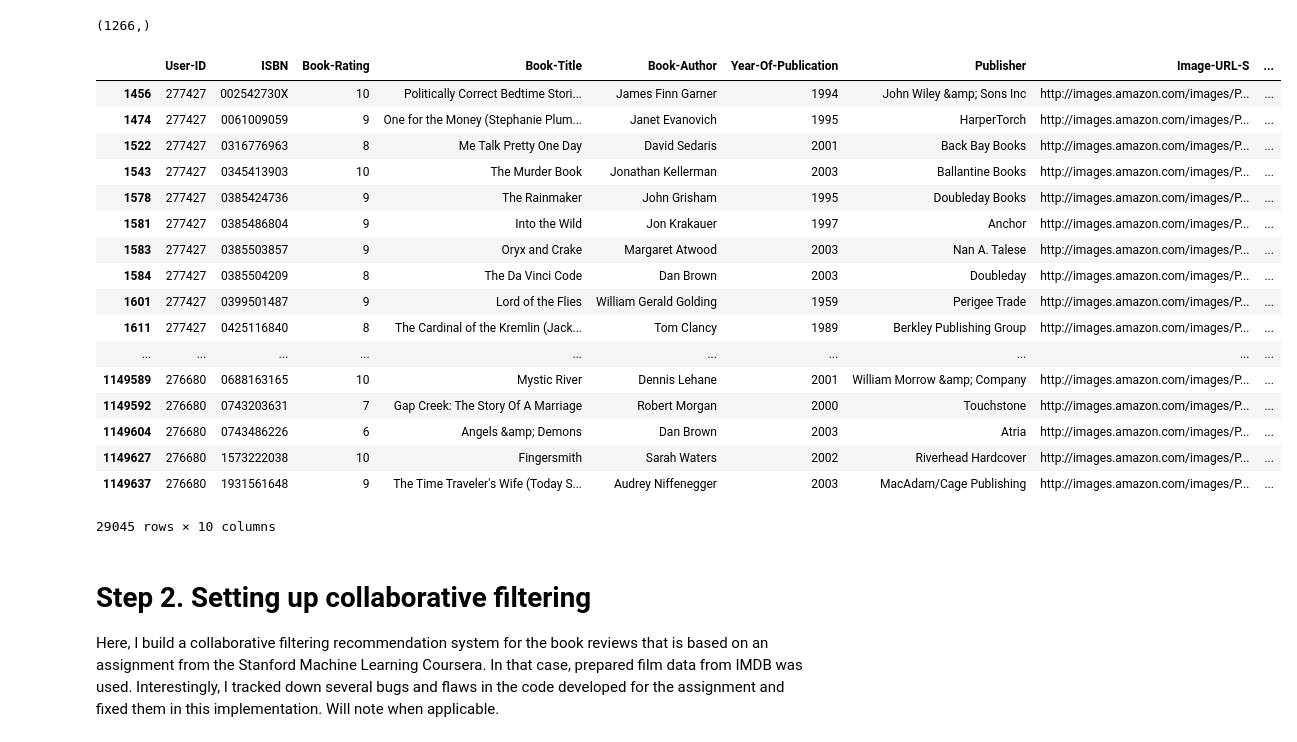
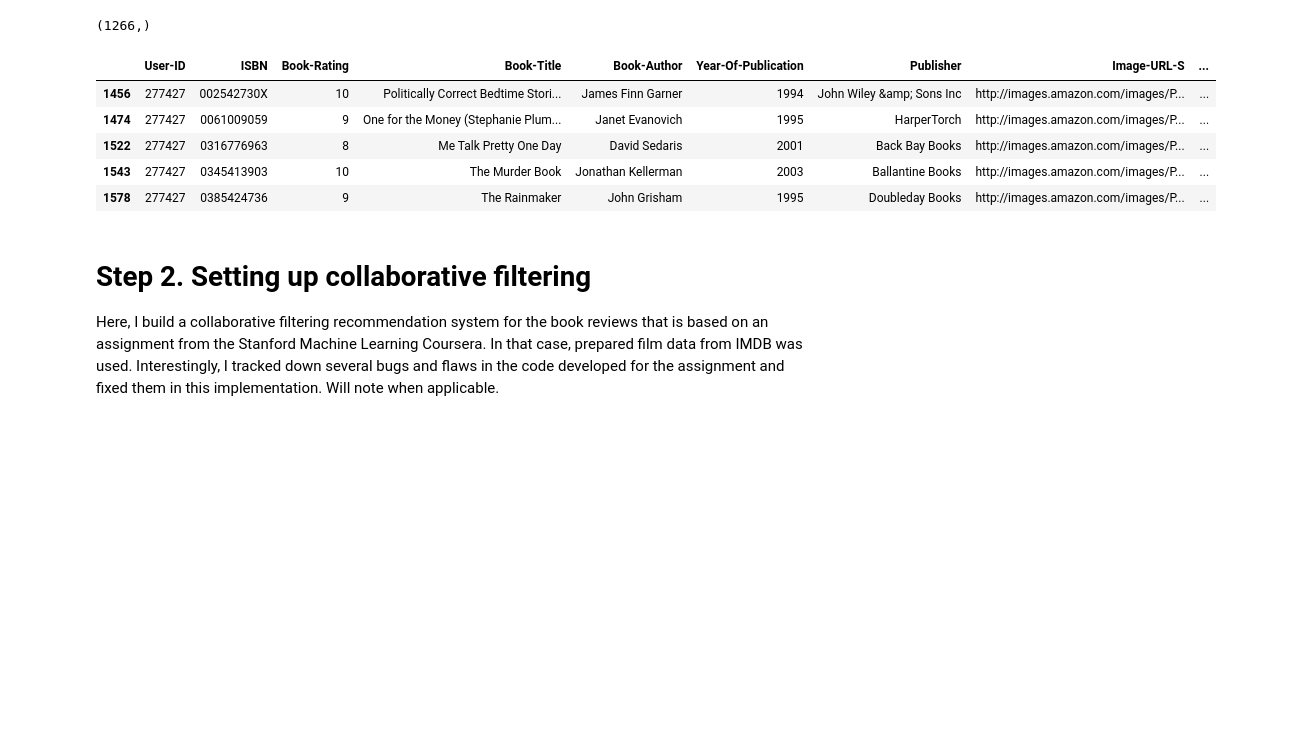
Before and after one commit to mooratov/BookRecommenderSystem, a Jupyter notebook: Muratov Book Recommender.ipynb, the cells around one changed output. Saved outputs shown, nothing was run; the diff lists cells and outputs as text; code cells hidden in the pictures; blank space fills up the shorter version.

Commit message:
making the notebook more readable
(not pritning full catalog)

```diff
--- a/Muratov Book Recommender.ipynb
+++ b/Muratov Book Recommender.ipynb
@@ -106,28 +106,16 @@ test_set = np.invert(use_set)
 # %%
 #so 1266 users for 1000 books. Seems like a reasonable final dataset.
 #time to make final cuts on the catalog
 final_further_reduced_catalogCut = further_reduced_catalog["User-ID"].isin(book_reviewers)
 final_further_reduced_catalog = further_reduced_catalog[final_further_reduced_catalogCut]
-final_further_reduced_catalog
+final_further_reduced_catalog.head(5)
 # %% [output]
 |  | User-ID | ISBN | Book-Rating | Book-Title | Book-Author | Year-Of-Publication | Publisher | Image-URL-S | ... |
 | 1456 | 277427 | 002542730X | 10 | Politically Correct Bedtime Stori... | James Finn Garner | 1994 | John Wiley &amp; Sons Inc | http://images.amazon.com/images/P... | ... |
 | 1474 | 277427 | 0061009059 | 9 | One for the Money (Stephanie Plum... | Janet Evanovich | 1995 | HarperTorch | http://images.amazon.com/images/P... | ... |
 | 1522 | 277427 | 0316776963 | 8 | Me Talk Pretty One Day | David Sedaris | 2001 | Back Bay Books | http://images.amazon.com/images/P... | ... |
 | 1543 | 277427 | 0345413903 | 10 | The Murder Book | Jonathan Kellerman | 2003 | Ballantine Books | http://images.amazon.com/images/P... | ... |
 | 1578 | 277427 | 0385424736 | 9 | The Rainmaker | John Grisham | 1995 | Doubleday Books | http://images.amazon.com/images/P... | ... |
-| 1581 | 277427 | 0385486804 | 9 | Into the Wild | Jon Krakauer | 1997 | Anchor | http://images.amazon.com/images/P... | ... |
-| 1583 | 277427 | 0385503857 | 9 | Oryx and Crake | Margaret Atwood | 2003 | Nan A. Talese | http://images.amazon.com/images/P... | ... |
-| 1584 | 277427 | 0385504209 | 8 | The Da Vinci Code | Dan Brown | 2003 | Doubleday | http://images.amazon.com/images/P... | ... |
-| 1601 | 277427 | 0399501487 | 9 | Lord of the Flies | William Gerald Golding | 1959 | Perigee Trade | http://images.amazon.com/images/P... | ... |
-| 1611 | 277427 | 0425116840 | 8 | The Cardinal of the Kremlin (Jack... | Tom Clancy | 1989 | Berkley Publishing Group | http://images.amazon.com/images/P... | ... |
-| ... | ... | ... | ... | ... | ... | ... | ... | ... | ... |
-| 1149589 | 276680 | 0688163165 | 10 | Mystic River | Dennis Lehane | 2001 | William Morrow &amp; Company | http://images.amazon.com/images/P... | ... |
-| 1149592 | 276680 | 0743203631 | 7 | Gap Creek: The Story Of A Marriage | Robert Morgan | 2000 | Touchstone | http://images.amazon.com/images/P... | ... |
-| 1149604 | 276680 | 0743486226 | 6 | Angels &amp; Demons | Dan Brown | 2003 | Atria | http://images.amazon.com/images/P... | ... |
-| 1149627 | 276680 | 1573222038 | 10 | Fingersmith | Sarah Waters | 2002 | Riverhead Hardcover | http://images.amazon.com/images/P... | ... |
-| 1149637 | 276680 | 1931561648 | 9 | The Time Traveler's Wife (Today S... | Audrey Niffenegger | 2003 | MacAdam/Cage Publishing | http://images.amazon.com/images/P... | ... |
-29045 rows × 10 columns
 # %% [markdown]
 # Step 2. Setting up collaborative filtering
 Here, I build a collaborative filtering recommendation system for the book reviews that is based on an assignment from the Stanford Machine Learning Coursera. In that case, prepared film data from IMDB was used. Interestingly, I tracked down several bugs and flaws in the code developed for the assignment and fixed them in this implementation. Will note when applicable.
```
